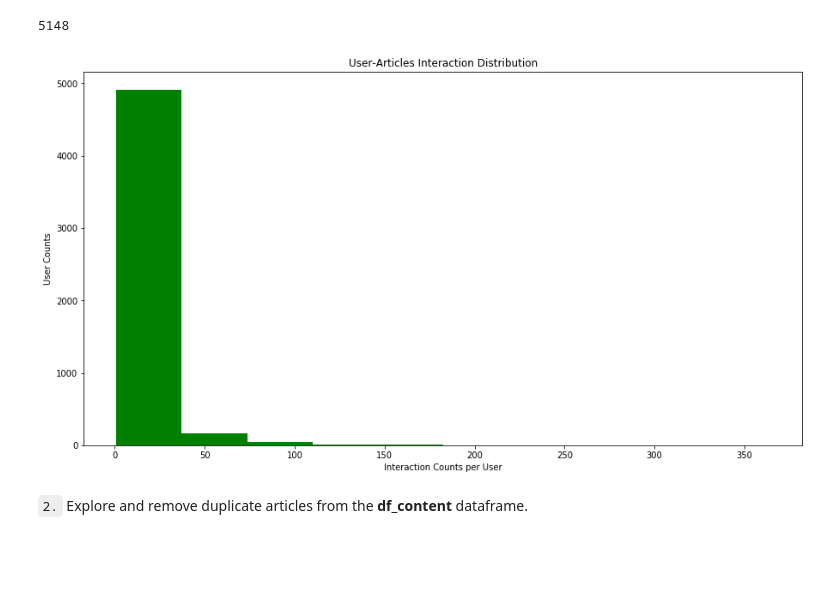
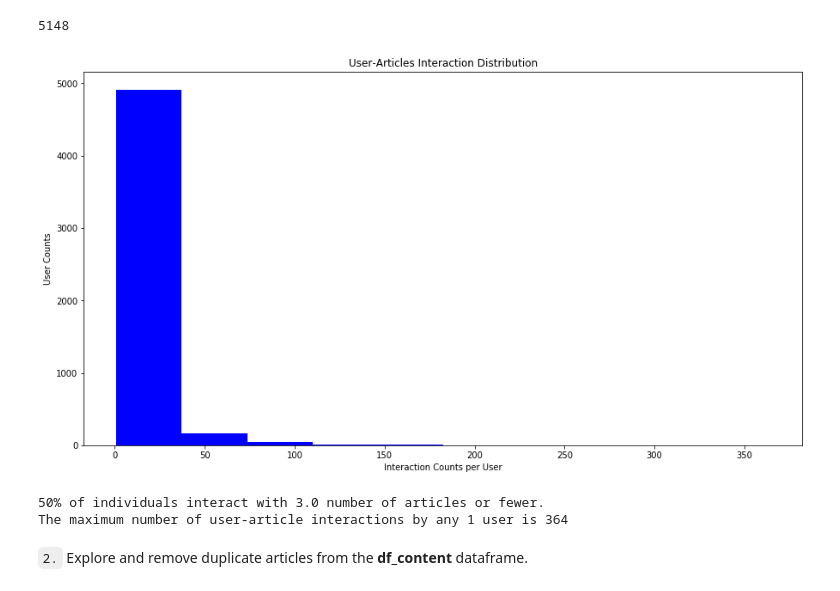
Before and after one commit to lch129444/Recommendations_with_IBM, a Jupyter notebook: Recommendations_with_IBM.ipynb, the cells around one changed output. Drawn from its saved outputs; the diff is of its cells as text; code cells hidden in the pictures; blank space fills up the shorter version.

```diff
--- a/Recommendations_with_IBM.ipynb
+++ b/Recommendations_with_IBM.ipynb
@@ -76,17 +76,23 @@ len(df_by_email)
 # %%
 # plot- histogram
 fig, ax = plt.subplots(figsize = (15,8))
-plt.hist(df_by_email['article_counts'], bins = 10, color = "green")
+plt.hist(df_by_email['article_counts'], bins = 10, color = "blue")
 plt.title('User-Articles Interaction Distribution')
 plt.xlabel('Interaction Counts per User')
 plt.ylabel('User Counts')
 plt.show();
 # %% [output]
-[figure, old version]
+[figure, new version]
 # %%
 # Fill in the median and maximum number of user_article interactios below
 
-median_val = # 50% of individuals interact with ____ number of articles or fewer.
-max_views_by_user = # The maximum number of user-article interactions by any 1 user is ______.
+median_val = df_by_email['article_counts'].median() # 50% of individuals interact with ____ number of articles or fewer.
+max_views_by_user = df_by_email['article_counts'].max() # The maximum number of user-article interactions by any 1 user is ______.
+
+print(f"50% of individuals interact with {median_val} number of articles or fewer.")
+print(f"The maximum number of user-article interactions by any 1 user is {max_views_by_user}")
+# %% [output]
+50% of individuals interact with 3.0 number of articles or fewer.
+The maximum number of user-article interactions by any 1 user is 364
 # %% [markdown]
 `2.` Explore and remove duplicate articles from the **df_content** dataframe.
```
Also changed, not shown: parts of 12 cells of this notebook.
